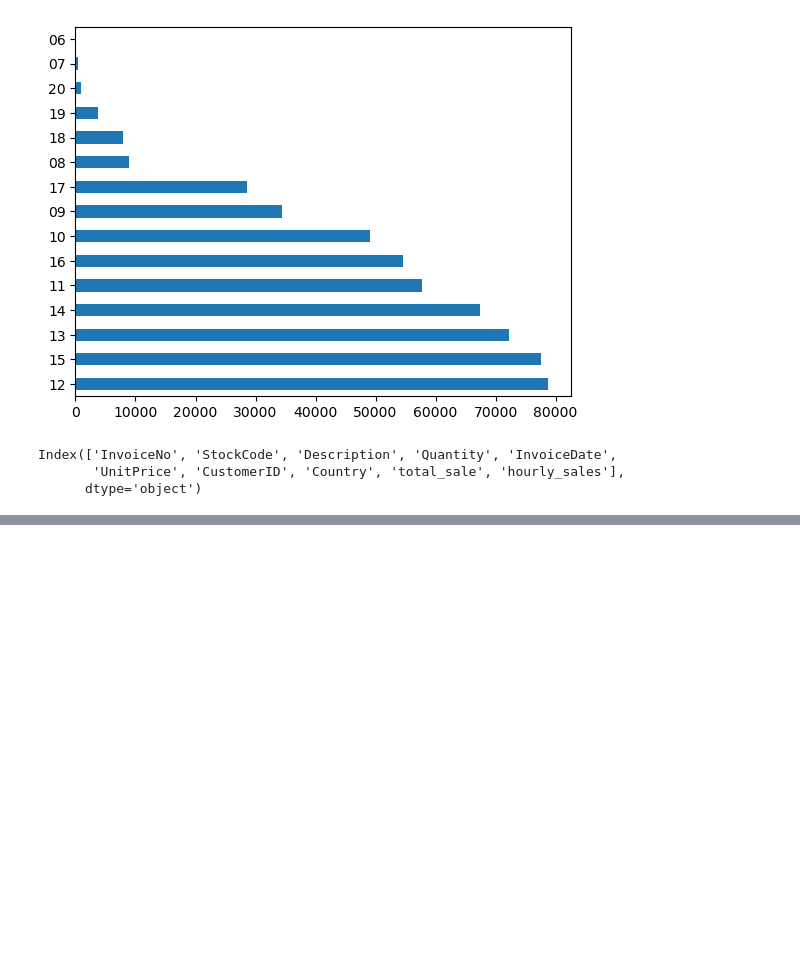
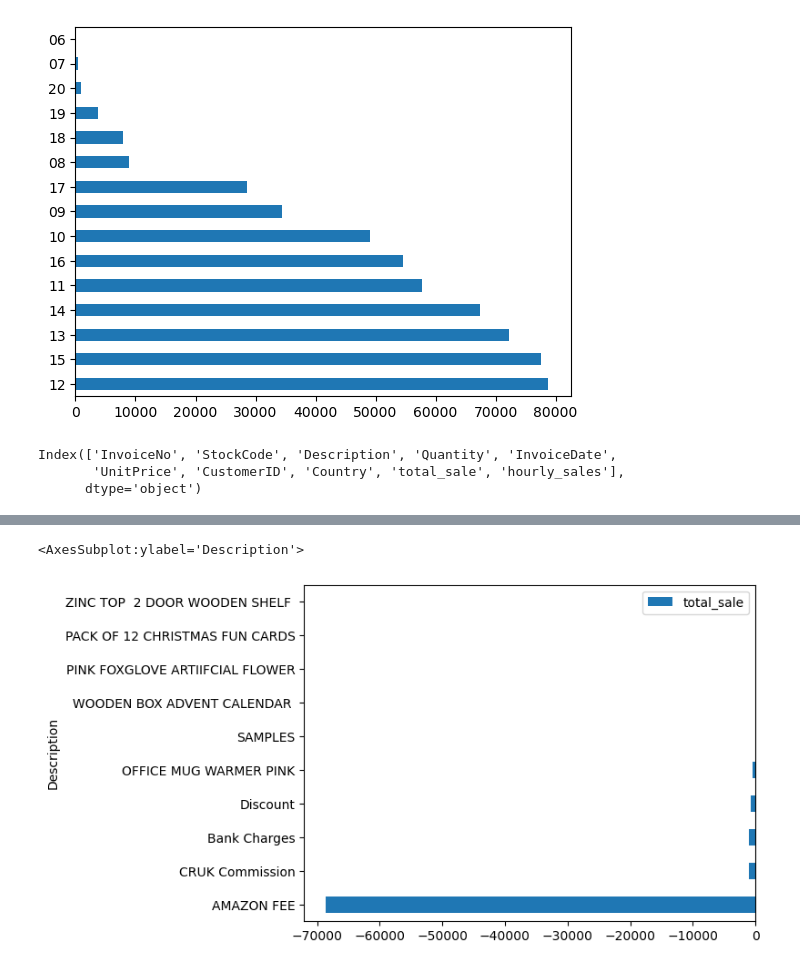
Before and after one commit to Cetezin/data_analytic, a Jupyter notebook: ClassWork.ipynb, the cells around one changed output, grey strips where cells are left out. Drawn from its saved outputs; the diff is of its cells as text; code cells hidden in the pictures; blank space fills up the shorter version.

```diff
--- a/ClassWork.ipynb
+++ b/ClassWork.ipynb
@@ -859,0 +929,3 @@ dot_p["hourly_sales"].value_counts().sort_values(ascending=False).plot(kind="bar
+# %%
+new_adf = sorted_df[sorted_df["months"] == '12']
+new_adf
@@ -859,0 +946,3 @@ dot_p["hourly_sales"].value_counts().sort_values(ascending=False).plot(kind="bar
+# %%
+product_vals = new_adf.groupby("Description")["total_sale"].sum().sort_values(ascending=True)
+product_vals
@@ -859,0 +963,3 @@ dot_p["hourly_sales"].value_counts().sort_values(ascending=False).plot(kind="bar
+# %%
+f_products = product_vals.reset_index()
+f_products
@@ -859,0 +980,3 @@ dot_p["hourly_sales"].value_counts().sort_values(ascending=False).plot(kind="bar
+# %%
+low_sales = f_products[f_products["total_sale"] < 0]
+low_sales
@@ -859,0 +1001,5 @@ dot_p["hourly_sales"].value_counts().sort_values(ascending=False).plot(kind="bar
+# %%
+low_sales.head(10).plot(x='Description', y='total_sale', kind='barh')
+# %% [output]
+<AxesSubplot:ylabel='Description'>
+[figure, added]
```
Also changed, not shown: parts of 28 cells of this notebook.
